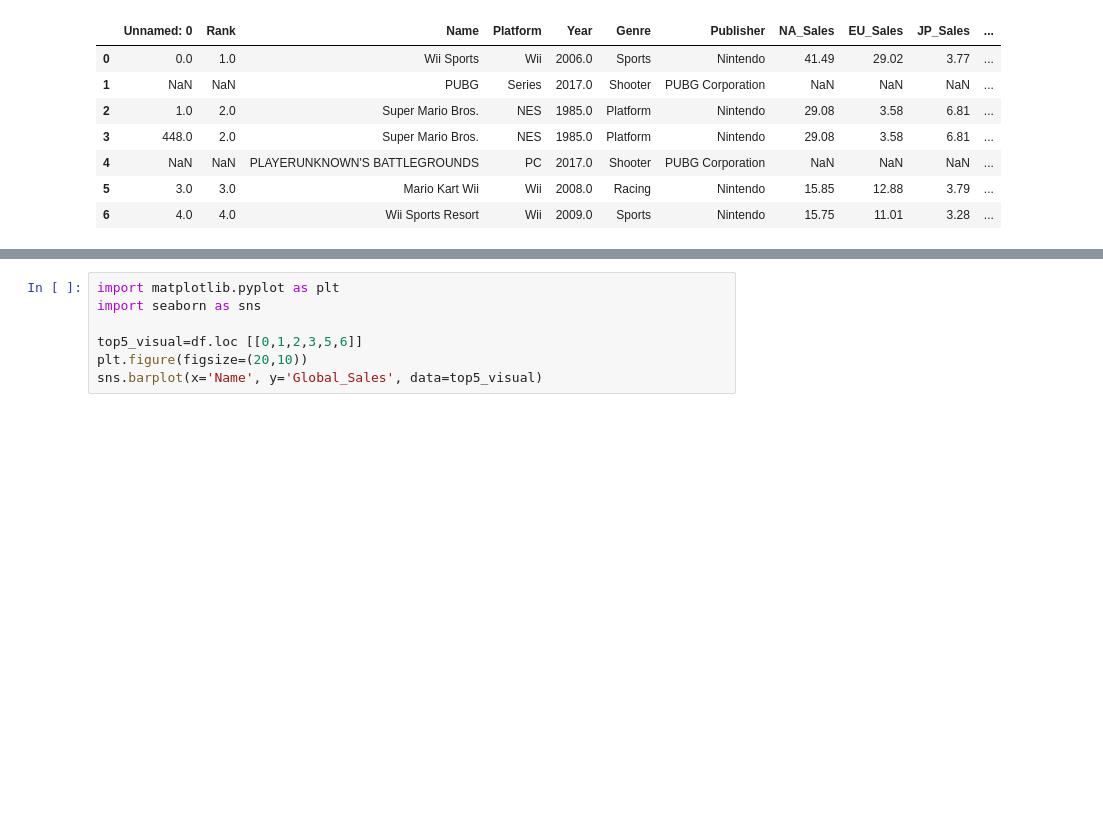
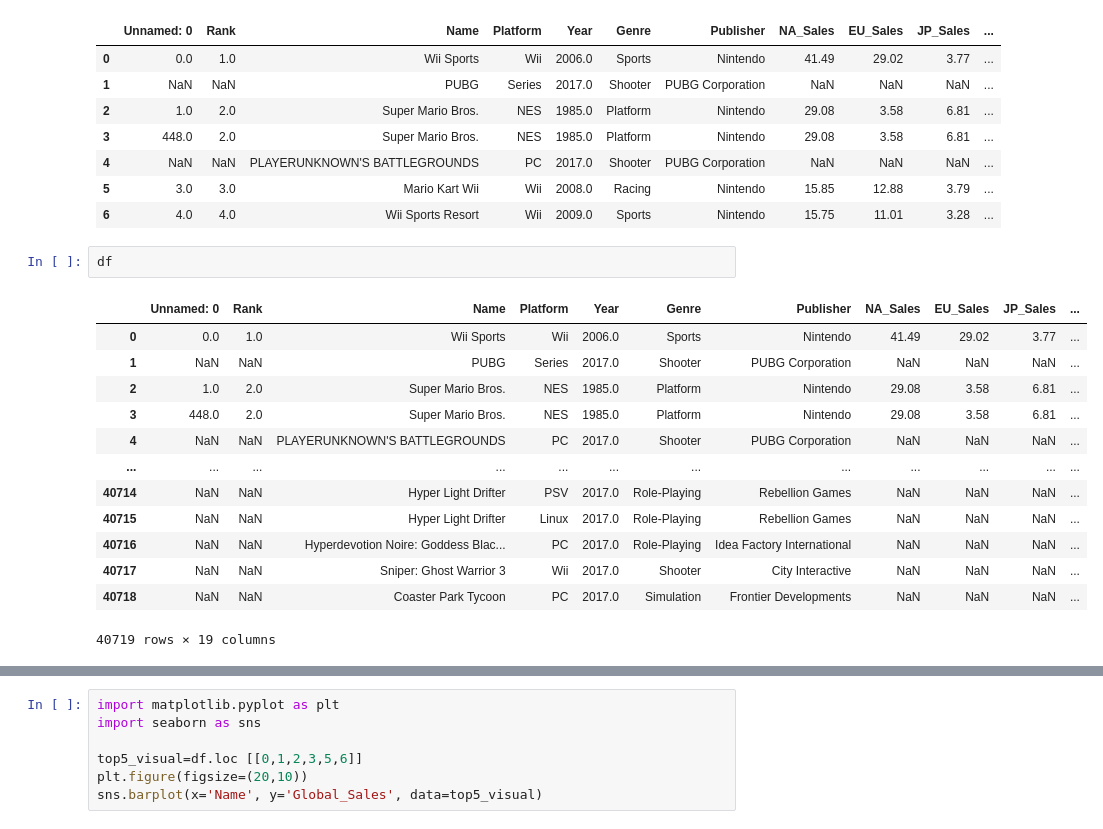
Before and after one commit to Georgia-MAX-holic/Footprints, a Jupyter notebook: PJ/game_sale/New/Game_Sales.ipynb, the cells around one changed output, grey strips where cells are left out. Cells and saved outputs as stored; diff of their text form; blank space fills up the shorter version.

```diff
--- a/PJ/game_sale/New/Game_Sales.ipynb
+++ b/PJ/game_sale/New/Game_Sales.ipynb
@@ -50,3 +50,19 @@ df.loc[[0,1,2,3,4,5,6]]
 | 4 | NaN | NaN | PLAYERUNKNOWN'S BATTLEGROUNDS | PC | 2017.0 | Shooter | PUBG Corporation | NaN | NaN | NaN | ... |
 | 5 | 3.0 | 3.0 | Mario Kart Wii | Wii | 2008.0 | Racing | Nintendo | 15.85 | 12.88 | 3.79 | ... |
 | 6 | 4.0 | 4.0 | Wii Sports Resort | Wii | 2009.0 | Sports | Nintendo | 15.75 | 11.01 | 3.28 | ... |
+# %%
+df
+# %% [output]
+|  | Unnamed: 0 | Rank | Name | Platform | Year | Genre | Publisher | NA_Sales | EU_Sales | JP_Sales | ... |
+| 0 | 0.0 | 1.0 | Wii Sports | Wii | 2006.0 | Sports | Nintendo | 41.49 | 29.02 | 3.77 | ... |
+| 1 | NaN | NaN | PUBG | Series | 2017.0 | Shooter | PUBG Corporation | NaN | NaN | NaN | ... |
+| 2 | 1.0 | 2.0 | Super Mario Bros. | NES | 1985.0 | Platform | Nintendo | 29.08 | 3.58 | 6.81 | ... |
+| 3 | 448.0 | 2.0 | Super Mario Bros. | NES | 1985.0 | Platform | Nintendo | 29.08 | 3.58 | 6.81 | ... |
+| 4 | NaN | NaN | PLAYERUNKNOWN'S BATTLEGROUNDS | PC | 2017.0 | Shooter | PUBG Corporation | NaN | NaN | NaN | ... |
+| ... | ... | ... | ... | ... | ... | ... | ... | ... | ... | ... | ... |
+| 40714 | NaN | NaN | Hyper Light Drifter | PSV | 2017.0 | Role-Playing | Rebellion Games | NaN | NaN | NaN | ... |
+| 40715 | NaN | NaN | Hyper Light Drifter | Linux | 2017.0 | Role-Playing | Rebellion Games | NaN | NaN | NaN | ... |
+| 40716 | NaN | NaN | Hyperdevotion Noire: Goddess Blac... | PC | 2017.0 | Role-Playing | Idea Factory International | NaN | NaN | NaN | ... |
+| 40717 | NaN | NaN | Sniper: Ghost Warrior 3 | Wii | 2017.0 | Shooter | City Interactive | NaN | NaN | NaN | ... |
+| 40718 | NaN | NaN | Coaster Park Tycoon | PC | 2017.0 | Simulation | Frontier Developments | NaN | NaN | NaN | ... |
+40719 rows × 19 columns
```
Also changed, not shown: parts of 11 cells of this notebook.
